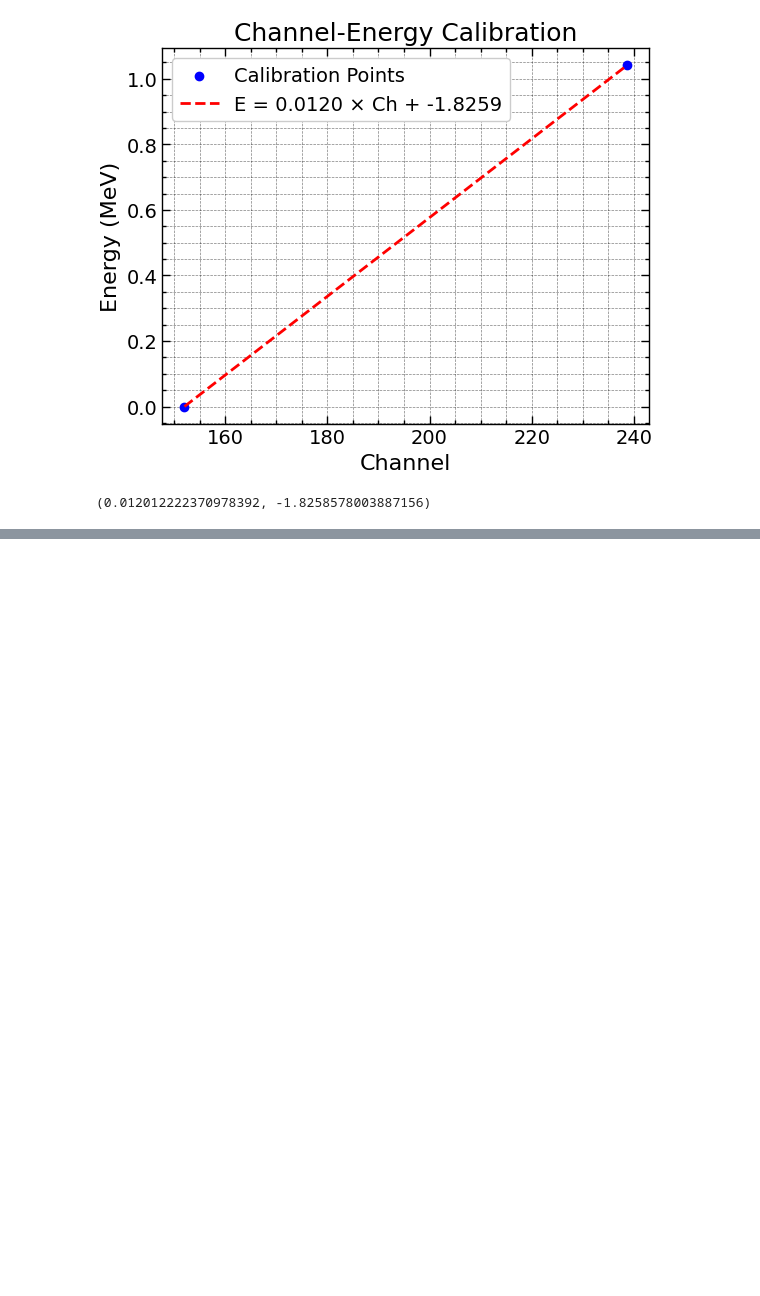
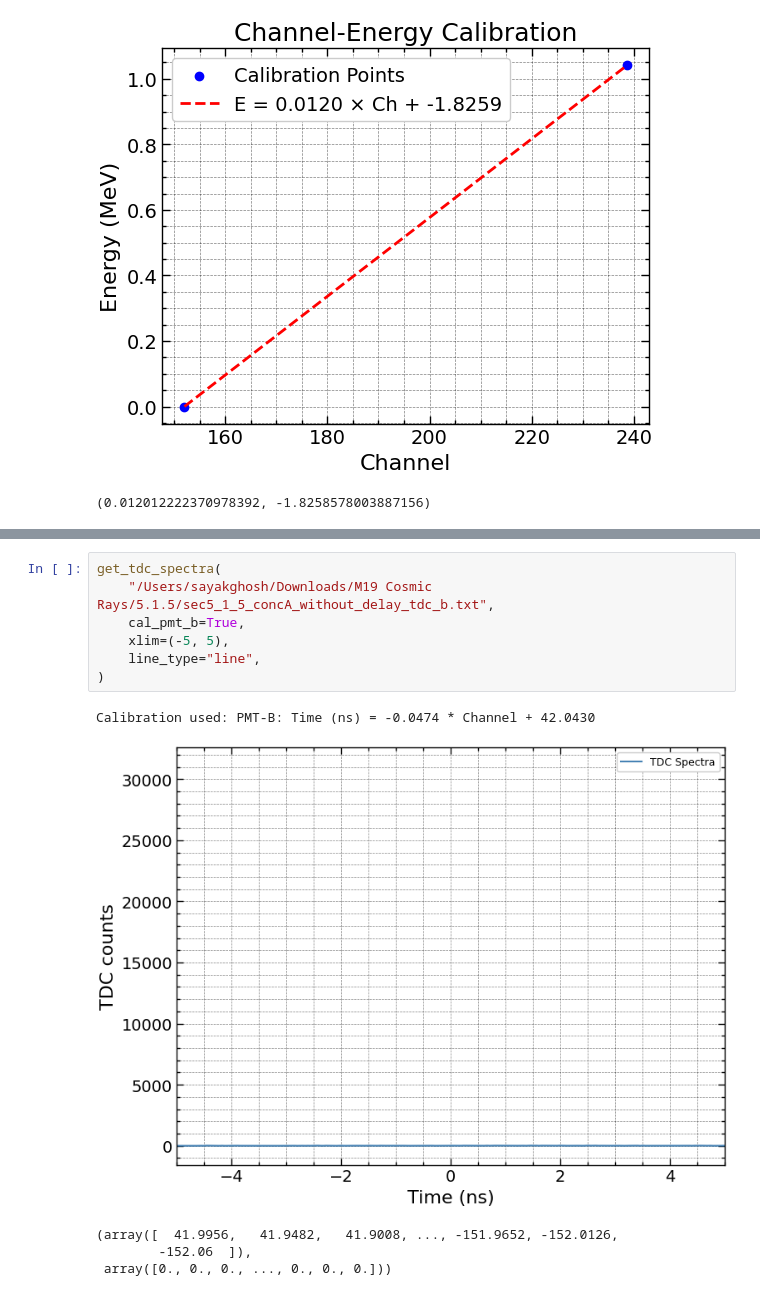
Before and after one commit to c0smic-65/M19-spectra-analysis, a Jupyter notebook: test.ipynb, the cells around one changed output, grey strips where cells are left out. Cells and saved outputs as stored; diff of their text form; blank space fills up the shorter version.

```diff
--- a/test.ipynb
+++ b/test.ipynb
@@ -869,0 +943,13 @@ Calibration: Energy (MeV) = 0.012012 * Channel + -1.825858
+# %%
+get_tdc_spectra(
+    "/Users/sayakghosh/Downloads/M19 Cosmic Rays/5.1.5/sec5_1_5_concA_without_delay_tdc_b.txt",
+    cal_pmt_b=True,
+    xlim=(-5, 5),
+    line_type="line",
+)
+# %% [output]
+Calibration used: PMT-B: Time (ns) = -0.0474 * Channel + 42.0430
+[figure, added]
+(array([  41.9956,   41.9482,   41.9008, ..., -151.9652, -152.0126,
+        -152.06  ]),
+ array([0., 0., 0., ..., 0., 0., 0.]))
```
Also changed, not shown: parts of 14 cells of this notebook.
